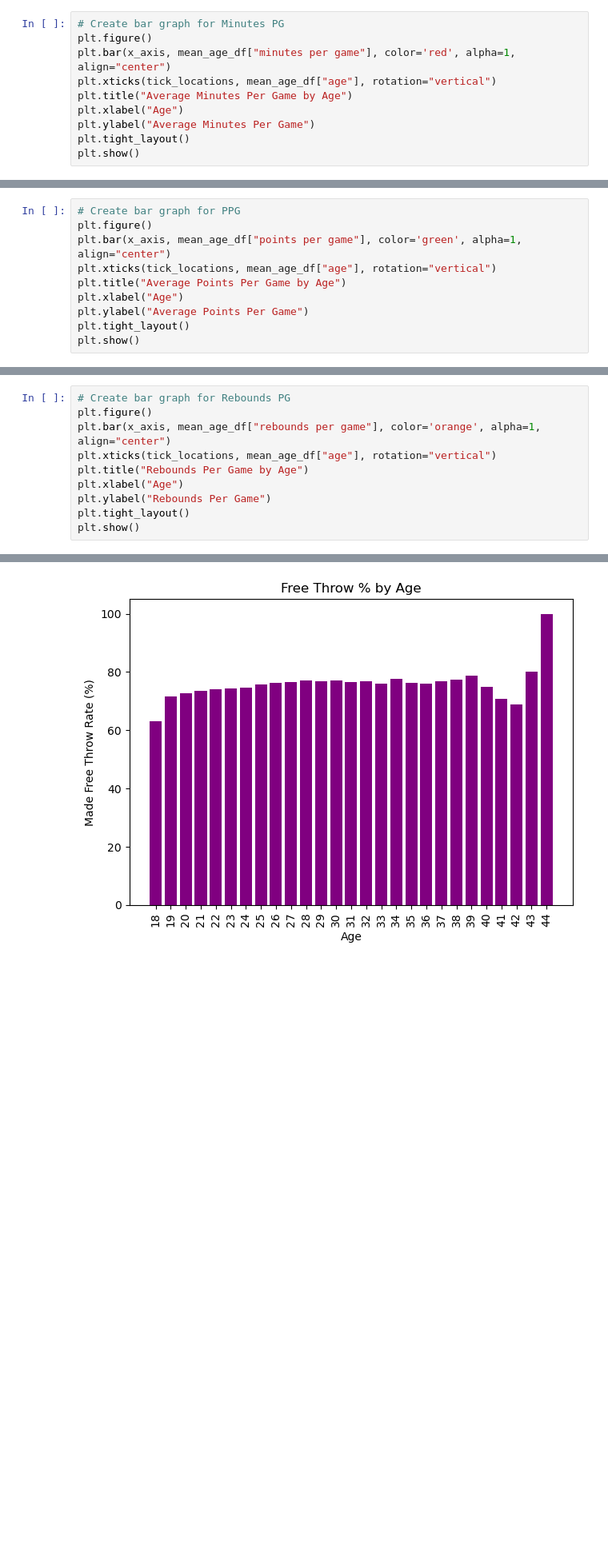
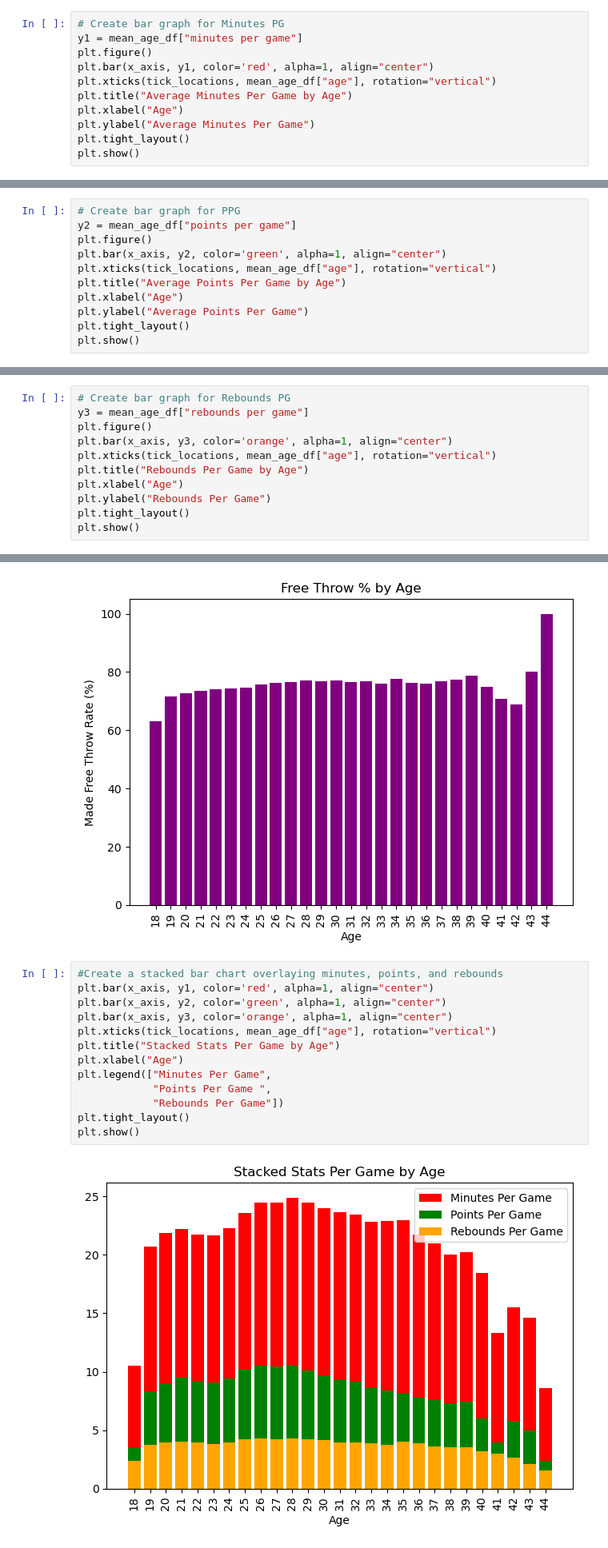
Before and after one commit to s-ellingwood/project-3, a Jupyter notebook: project3_age_script.ipynb, the cells around one changed output, grey strips where cells are left out. Shown: that part at 80% size. Drawn from its saved outputs; the diff is of its cells as text; blank space fills up the shorter version.

Commit message:
Created stacked age bar chart

```diff
--- a/project3_age_script.ipynb
+++ b/project3_age_script.ipynb
@@ -105,8 +105,9 @@ x_axis = np.arange(len(mean_age_df))
 tick_locations = [value for value in x_axis]
 # %%
 # Create bar graph for Minutes PG
+y1 = mean_age_df["minutes per game"]
 plt.figure()
-plt.bar(x_axis, mean_age_df["minutes per game"], color='red', alpha=1, align="center")
+plt.bar(x_axis, y1, color='red', alpha=1, align="center")
 plt.xticks(tick_locations, mean_age_df["age"], rotation="vertical")
 plt.title("Average Minutes Per Game by Age")
 plt.xlabel("Age")
@@ -117,8 +118,9 @@ plt.show()
 [figure]
 # %%
 # Create bar graph for PPG
+y2 = mean_age_df["points per game"]
 plt.figure()
-plt.bar(x_axis, mean_age_df["points per game"], color='green', alpha=1, align="center")
+plt.bar(x_axis, y2, color='green', alpha=1, align="center")
 plt.xticks(tick_locations, mean_age_df["age"], rotation="vertical")
 plt.title("Average Points Per Game by Age")
 plt.xlabel("Age")
@@ -141,8 +143,9 @@ plt.show()
 [figure]
 # %%
 # Create bar graph for Rebounds PG
+y3 = mean_age_df["rebounds per game"]
 plt.figure()
-plt.bar(x_axis, mean_age_df["rebounds per game"], color='orange', alpha=1, align="center")
+plt.bar(x_axis, y3, color='orange', alpha=1, align="center")
 plt.xticks(tick_locations, mean_age_df["age"], rotation="vertical")
 plt.title("Rebounds Per Game by Age")
 plt.xlabel("Age")
@@ -163,6 +166,21 @@ plt.tight_layout()
 plt.show()
 # %% [output]
 [figure]
+# %%
+#Create a stacked bar chart overlaying minutes, points, and rebounds
+plt.bar(x_axis, y1, color='red', alpha=1, align="center")
+plt.bar(x_axis, y2, color='green', alpha=1, align="center")
+plt.bar(x_axis, y3, color='orange', alpha=1, align="center")
+plt.xticks(tick_locations, mean_age_df["age"], rotation="vertical")
+plt.title("Stacked Stats Per Game by Age")
+plt.xlabel("Age")
+plt.legend(["Minutes Per Game",
+            "Points Per Game ",
+            "Rebounds Per Game"])
+plt.tight_layout()
+plt.show()
+# %% [output]
+[figure, added]
 # %% [markdown]
 ## Question 1:
 ### Does age affect performance, as measured by FG%, PPG, minutes played, etc.?
```
